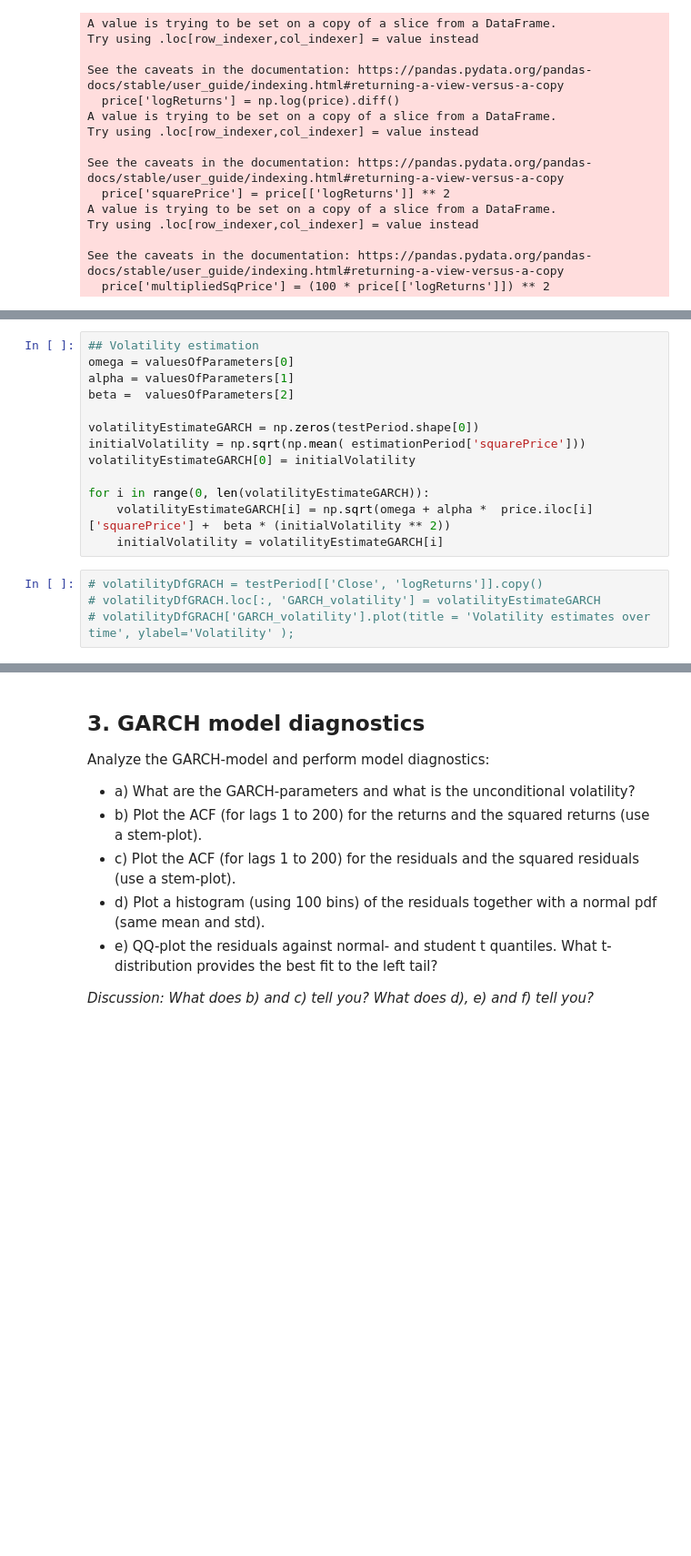
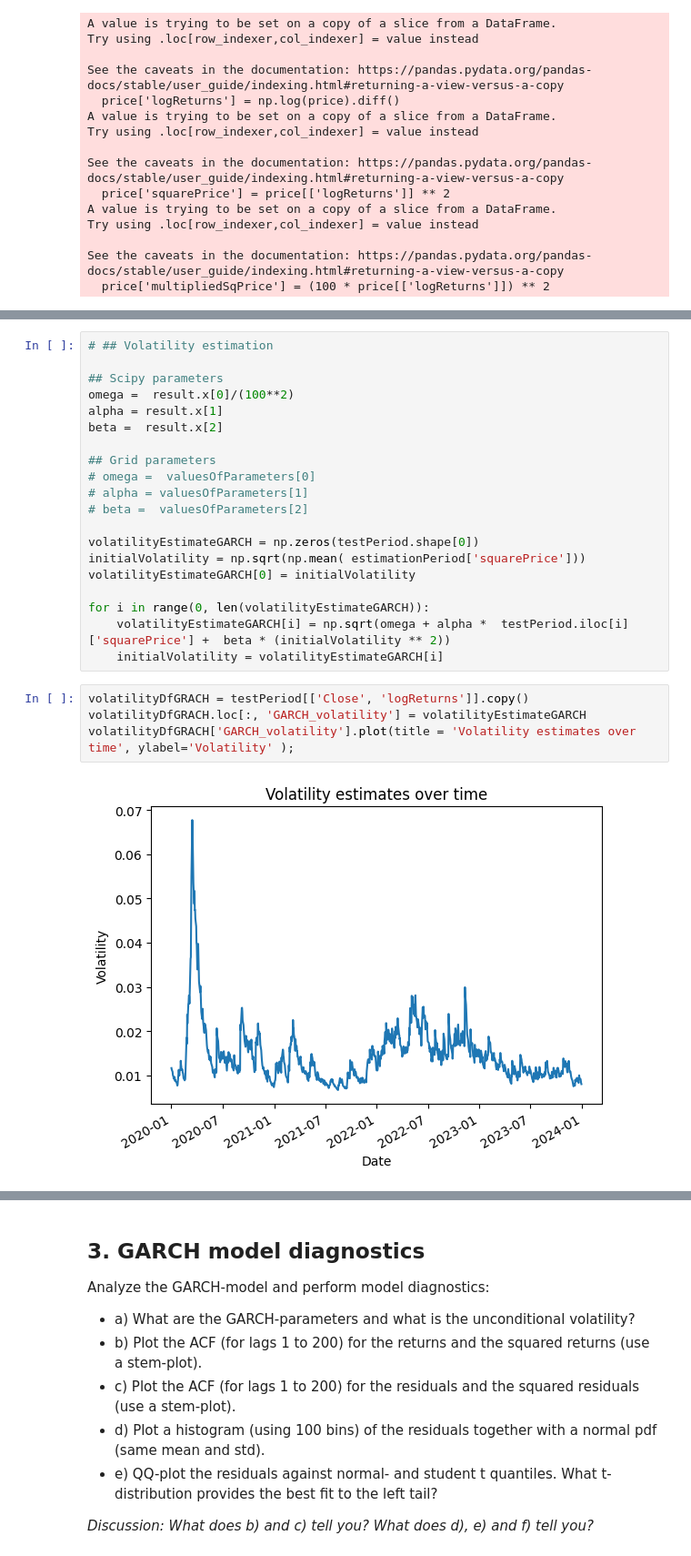
Before and after one commit to JohanHerbert/Lab1_ERM, a Jupyter notebook: Lab1_notebook.ipynb, the cells around one changed output, grey strips where cells are left out. Shown at 91% size. Saved outputs shown, nothing was run; the diff lists cells and outputs as text; blank space fills up the shorter version.

```diff
--- a/Lab1_notebook.ipynb
+++ b/Lab1_notebook.ipynb
@@ -198,20 +236,29 @@ Values of (omega, alpha, beta)
 # %%
-## Volatility estimation
-omega = valuesOfParameters[0]
-alpha = valuesOfParameters[1]
-beta =  valuesOfParameters[2]
+# ## Volatility estimation
+
+## Scipy parameters
+omega =  result.x[0]/(100**2)
+alpha = result.x[1]
+beta =  result.x[2]
+
+## Grid parameters
+# omega =  valuesOfParameters[0]
+# alpha = valuesOfParameters[1]
+# beta =  valuesOfParameters[2]
 
 volatilityEstimateGARCH = np.zeros(testPeriod.shape[0])
 initialVolatility = np.sqrt(np.mean( estimationPeriod['squarePrice']))
 volatilityEstimateGARCH[0] = initialVolatility
 
 for i in range(0, len(volatilityEstimateGARCH)):
-    volatilityEstimateGARCH[i] = np.sqrt(omega + alpha *  price.iloc[i]['squarePrice'] +  beta * (initialVolatility ** 2))
+    volatilityEstimateGARCH[i] = np.sqrt(omega + alpha *  testPeriod.iloc[i]['squarePrice'] +  beta * (initialVolatility ** 2))
     initialVolatility = volatilityEstimateGARCH[i]
 # %%
-# volatilityDfGRACH = testPeriod[['Close', 'logReturns']].copy()
-# volatilityDfGRACH.loc[:, 'GARCH_volatility'] = volatilityEstimateGARCH
-# volatilityDfGRACH['GARCH_volatility'].plot(title = 'Volatility estimates over time', ylabel='Volatility' );
+volatilityDfGRACH = testPeriod[['Close', 'logReturns']].copy()
+volatilityDfGRACH.loc[:, 'GARCH_volatility'] = volatilityEstimateGARCH
+volatilityDfGRACH['GARCH_volatility'].plot(title = 'Volatility estimates over time', ylabel='Volatility' );
+# %% [output]
+[figure, added]
 # %%
 volDF = volatilityDf[['Close', 'logReturns', 'MA_volatility', 'EWMA_volatility']].copy()
 volDF['GARCH_volatility'] = volatilityEstimateGARCH[T+1:]
```
Also changed, not shown: parts of 10 cells of this notebook.
